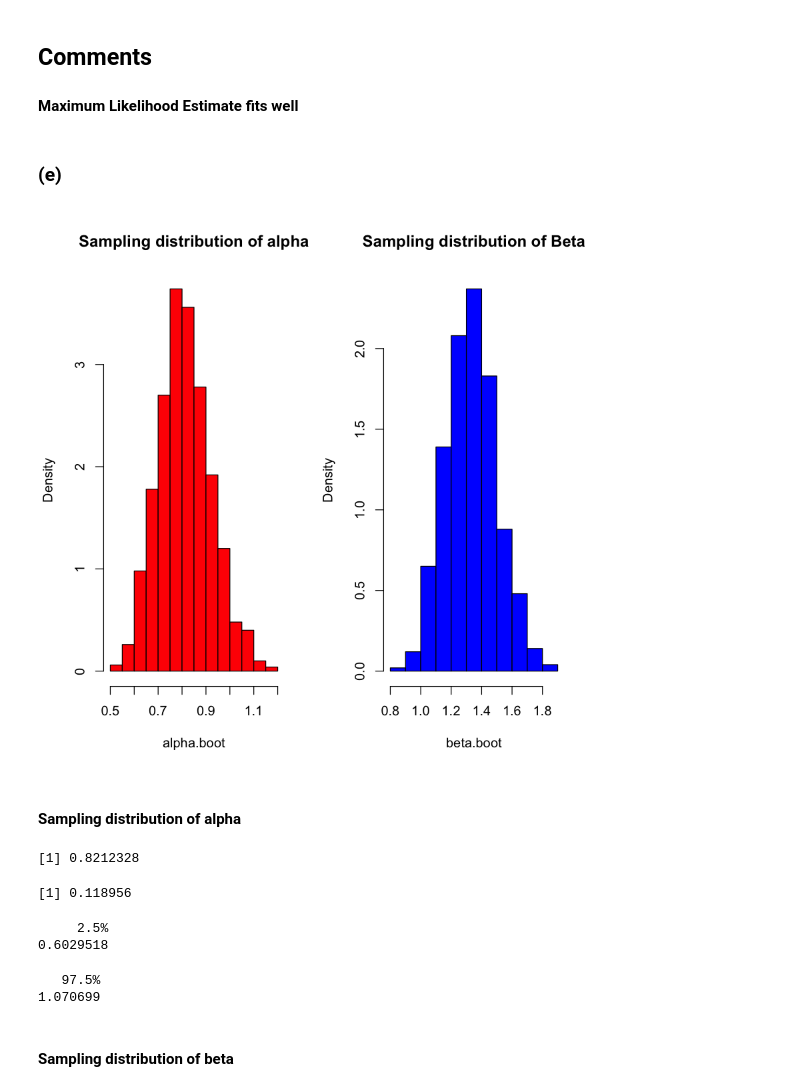
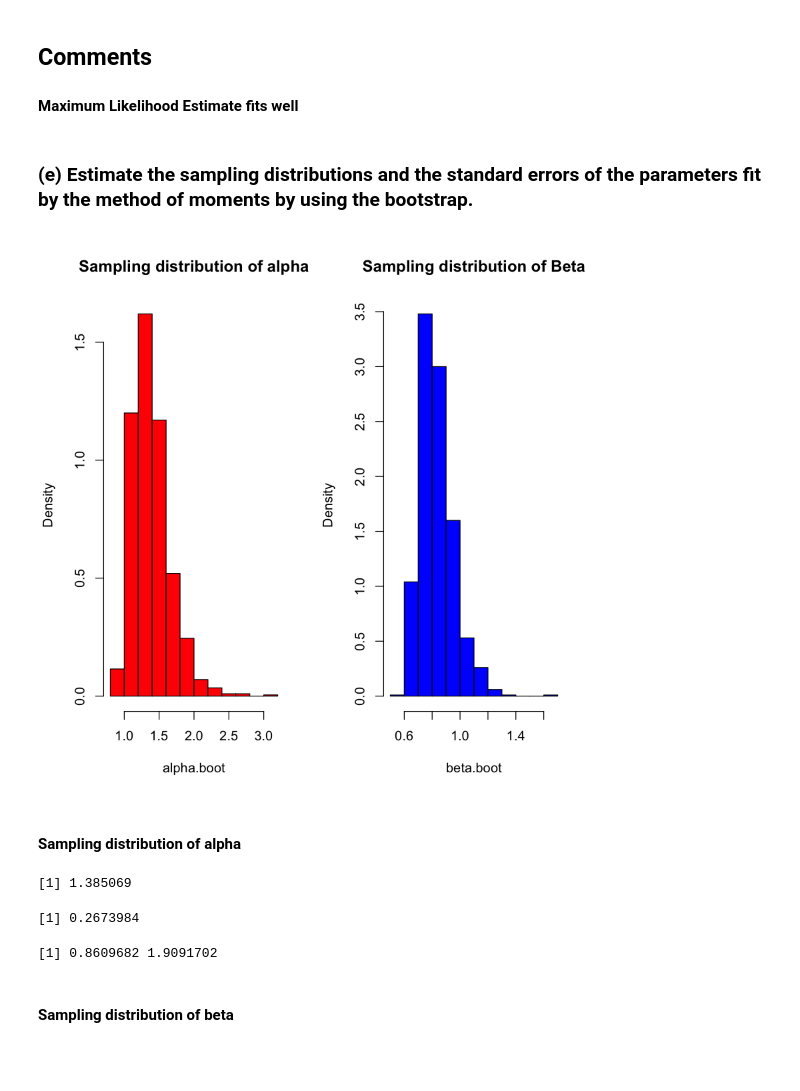
Before and after one commit to Outliers001/Binar-Data-Lab, a Jupyter notebook: Day1problem.ipynb, the cells around one changed output. Drawn from its saved outputs; the diff is of its cells as text; code cells hidden in the pictures; blank space fills up the shorter version.

```diff
--- a/Day1problem.ipynb
+++ b/Day1problem.ipynb
@@ -137,5 +136,5 @@ mom.beta = beta   #beta of Method of Moments
 mle.alpha = 1.5955738735393       #alpha of MLE
 mle.beta = 2.63290434482722       #beta of MLE
 # %%
-x = seq(0.01,5,0.01)
+x = seq(0,4,0.01)
 # %%
@@ -153,5 +153,3 @@ curve(dgamma(x,mle.alpha,mle.beta), add=T,col='red')
 ## Comments
 
 #### Maximum Likelihood Estimate fits well
-# %% [markdown]
-### (e)
@@ -160,43 +156,43 @@ curve(dgamma(x,mle.alpha,mle.beta), add=T,col='red')
+# %% [markdown]
+### (e) Estimate the sampling distributions and the standard errors of the parameters fit by the method of moments by using the bootstrap.
 # %%
 B = 1000
 
 y = matrix(0,B,210) #creating null matrix
 
 
 alpha.boot = numeric(B)  #creating null vector
 beta.boot = numeric(B)
 
 
 for(i in 1:B){
-    y[i,] = rgamma(210, mom.alpha,mom.beta)
+    y[i,] = sample(data$V1,210,replace=T)
     x.bar = mean(y[i,])
     sigmasq.hat = var(y[i,])
+    ## Method of moments estimates of alpha and beta
     alpha.boot[i] = x.bar/sigmasq.hat
     beta.boot[i] = x.bar^2/sigmasq.hat
 }
 
 
 par(mfrow=c(1,2))
 hist(alpha.boot,probability = T,plot=T,col="red",main= 'Sampling distribution of alpha')
 hist(beta.boot,probability = T,plot=T,col="blue",main= 'Sampling distribution of Beta')
 # %% [output]
-[figure, old version]
+[figure, new version]
 # %% [markdown]
 #### Sampling distribution of alpha
 # %%
 mean.alpha = mean(alpha.boot); sd.alpha = sd(alpha.boot)
 mean.alpha; sd.alpha
 # %% [output]
-[1] 0.8212328
+[1] 1.385069
-[1] 0.118956
+[1] 0.2673984
-# %%
-alpha.LCL = quantile(alpha.boot, 0.025); alpha.UCL = quantile(alpha.boot, 0.975)
-alpha.LCL;alpha.UCL
-# %% [output]
-     2.5%
-0.6029518
-   97.5%
-1.070699
+# %%
+CI <-c(mean.alpha-1.96*sd.alpha,mean.alpha +1.96*sd.alpha)
+CI
+# %% [output]
+[1] 0.8609682 1.9091702
 # %% [markdown]
 #### Sampling distribution of beta
 # %%
```
Also changed, not shown: parts of 26 cells of this notebook.
